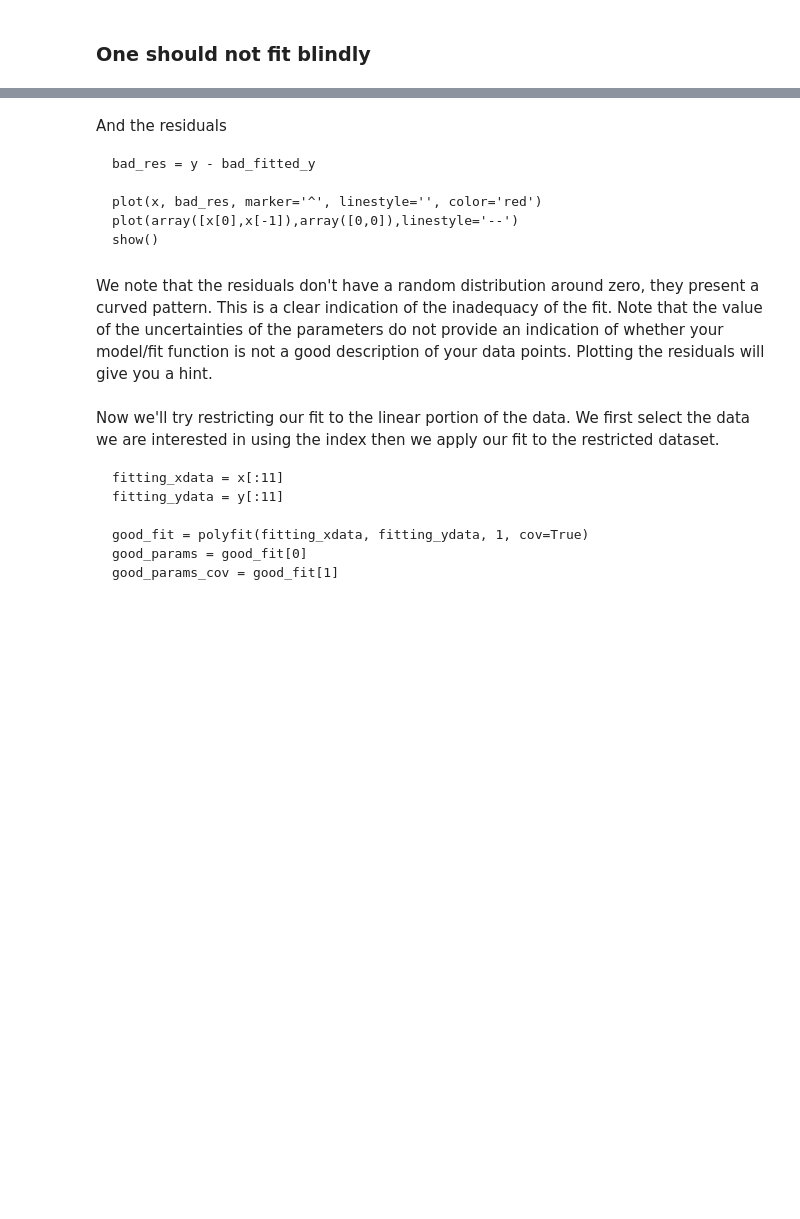
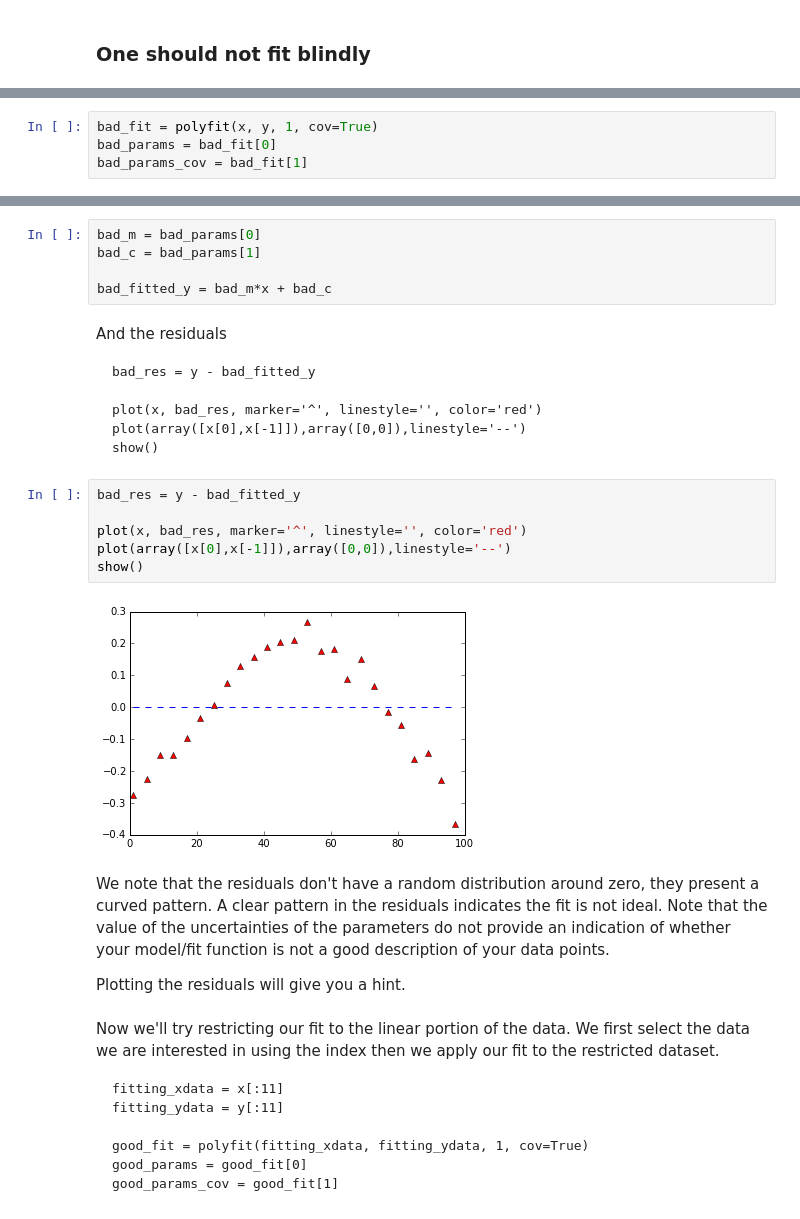
Before and after one commit to Clyde-fare/Imperial_Chem_Python, a Jupyter notebook: C_Y1/workshop2/Workshop 2.ipynb, the cells around one changed output, grey strips where cells are left out. Cells and saved outputs as stored; diff of their text form; blank space fills up the shorter version.

```diff
--- a/C_Y1/workshop2/Workshop 2.ipynb
+++ b/C_Y1/workshop2/Workshop 2.ipynb
@@ -472,6 +518,10 @@ First we'll try applying our linear fit to the entire set of data:
     bad_fit = polyfit(x, y, 1, cov=True)
     bad_params = bad_fit[0]
     bad_params_cov = bad_fit[1]
+# %%
+bad_fit = polyfit(x, y, 1, cov=True)
+bad_params = bad_fit[0]
+bad_params_cov = bad_fit[1]
 # %% [markdown]
 Let's plot the data with the bad fit to data:
 
@@ -483,16 +533,31 @@ Let's plot the data with the bad fit to data:
     plot(x,y, linestyle='', marker='^')
     plot(x, bad_fitted_y, linestyle='--', color='red')
     show()
+# %%
+bad_m = bad_params[0]
+bad_c = bad_params[1]
+
+bad_fitted_y = bad_m*x + bad_c
 # %% [markdown]
 And the residuals
 
     bad_res = y - bad_fitted_y
 
     plot(x, bad_res, marker='^', linestyle='', color='red')
-    plot(array([x[0],x[-1]),array([0,0]),linestyle='--')
+    plot(array([x[0],x[-1]]),array([0,0]),linestyle='--')
     show()
+# %%
+bad_res = y - bad_fitted_y
+
+plot(x, bad_res, marker='^', linestyle='', color='red')
+plot(array([x[0],x[-1]]),array([0,0]),linestyle='--')
+show()
+# %% [output]
+[figure, added]
 # %% [markdown]
-We note that the residuals don't have a random distribution around zero, they present a curved pattern. This is a clear indication of the inadequacy of the fit. Note that the value of the uncertainties of the parameters do not provide an indication of whether your model/fit function is not a good description of your data points. Plotting the residuals will give you a hint.
+We note that the residuals don't have a random distribution around zero, they present a curved pattern. A clear pattern in the residuals indicates the fit is not ideal. Note that the value of the uncertainties of the parameters do not provide an indication of whether your model/fit function is not a good description of your data points.
+
+Plotting the residuals will give you a hint.
 # %% [markdown]
 Now we'll try restricting our fit to the linear portion of the data. We first select the data we are interested in using the index then we apply our fit to the restricted dataset.
 
```
Also changed, not shown: parts of 24 cells of this notebook.
